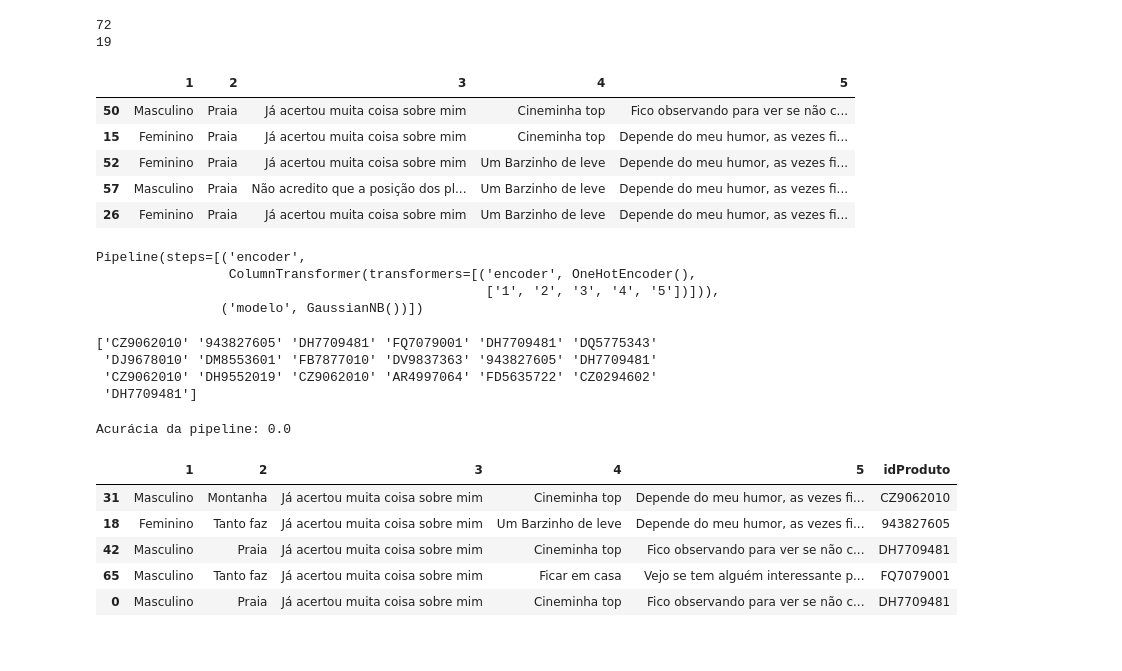
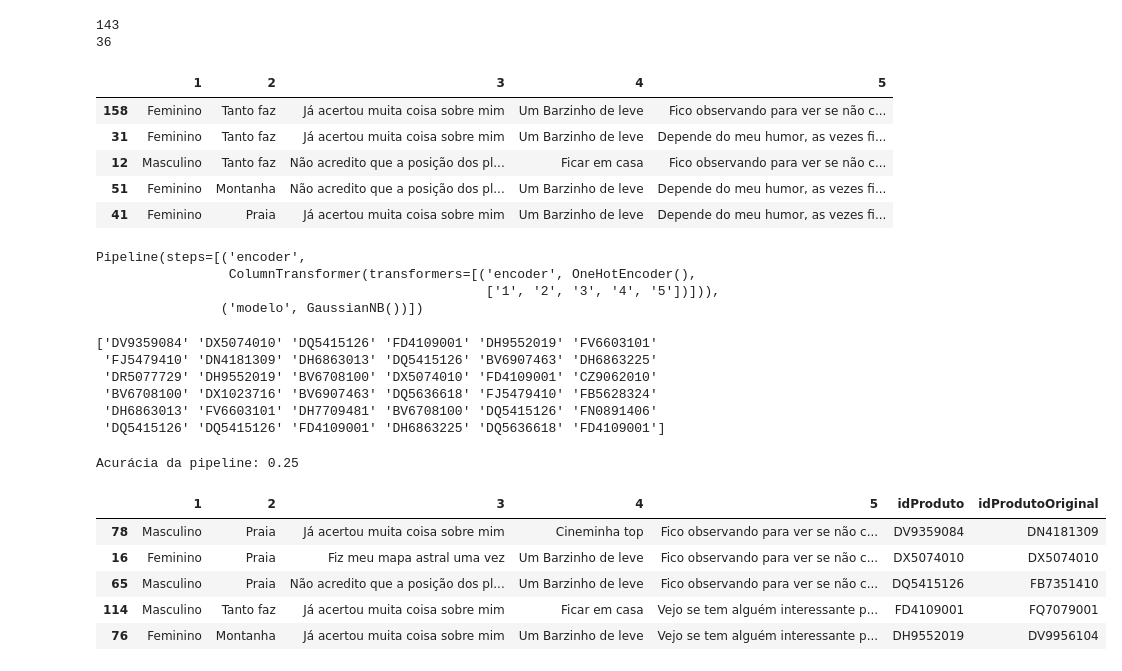
Before and after one commit to cezarbaque1/surprise-recomendacao, a Jupyter notebook: naive_training.ipynb, the cells around one changed output. Cells and saved outputs as stored; diff of their text form; code cells hidden in the pictures.

```diff
--- a/naive_training.ipynb
+++ b/naive_training.ipynb
@@ -29,6 +31,7 @@ df.head()
 # %%
 df['produtosSeparado'] = df['produtos'].apply(lambda x:x['produto'])
 df['respostaProduto'] = df['produtos'].apply(lambda x:x['response'])
+df = df[df['respostaProduto'] != 'Não Gostei' ]
 df.head()
 # %% [output]
 |  | 1 | 2 | 3 | 4 | 5 | updatedAt | produtos | idResposta | produtosSeparado | ... |
@@ -61,0 +52,5 @@ dfAjustado.head()
+# %%
+grouped_df = df.groupby('produtosSeparado').agg(
+    count=('produtosSeparado', 'count')
+).sort_values(by='count', ascending=False).reset_index()
+grouped_df.head()
@@ -61,0 +77,14 @@ dfAjustado.head()
+# %%
+dfAjustado = df[df['respostaProduto'] != 'Não Gostei' ] #Filtras tudo que não é "Não Gostei"
+
+#Filtras produtos que tiveram duas respostas ou mais
+dfAjustado = dfAjustado.merge(grouped_df,how='left', on='produtosSeparado')
+dfAjustado = dfAjustado[dfAjustado['count'] > 1]
+
+#Duplicar linhas que foram selecionadas como "Amei"
+dfAmei = dfAjustado[dfAjustado['respostaProduto'] != 'Amei!' ]
+dfAjustado = pd.concat([dfAjustado, dfAmei], ignore_index=True).reset_index()
+
+#Resultado
+print(len(dfAjustado))
+dfAjustado.head()
@@ -81,14 +118,14 @@ print(len(x_treino))
 print(len(x_teste))
 x_treino.head()
 # %% [output]
-72
-19
+143
+36
 |  | 1 | 2 | 3 | 4 | 5 |
-| 50 | Masculino | Praia | Já acertou muita coisa sobre mim | Cineminha top | Fico observando para ver se não c... |
-| 15 | Feminino | Praia | Já acertou muita coisa sobre mim | Cineminha top | Depende do meu humor, as vezes fi... |
-| 52 | Feminino | Praia | Já acertou muita coisa sobre mim | Um Barzinho de leve | Depende do meu humor, as vezes fi... |
-| 57 | Masculino | Praia | Não acredito que a posição dos pl... | Um Barzinho de leve | Depende do meu humor, as vezes fi... |
-| 26 | Feminino | Praia | Já acertou muita coisa sobre mim | Um Barzinho de leve | Depende do meu humor, as vezes fi... |
+| 158 | Feminino | Tanto faz | Já acertou muita coisa sobre mim | Um Barzinho de leve | Fico observando para ver se não c... |
+| 31 | Feminino | Tanto faz | Já acertou muita coisa sobre mim | Um Barzinho de leve | Depende do meu humor, as vezes fi... |
+| 12 | Masculino | Tanto faz | Não acredito que a posição dos pl... | Ficar em casa | Fico observando para ver se não c... |
+| 51 | Feminino | Montanha | Não acredito que a posição dos pl... | Um Barzinho de leve | Depende do meu humor, as vezes fi... |
+| 41 | Feminino | Praia | Já acertou muita coisa sobre mim | Um Barzinho de leve | Depende do meu humor, as vezes fi... |
 # %%
 #Criar a Pipeline
 encoder = OneHotEncoder()
@@ -109,24 +146,28 @@ Pipeline(steps=[('encoder',
 predictions = pipeline.predict(x_teste)
 print(predictions)
 # %% [output]
-['CZ9062010' '943827605' 'DH7709481' 'FQ7079001' 'DH7709481' 'DQ5775343'
- 'DJ9678010' 'DM8553601' 'FB7877010' 'DV9837363' '943827605' 'DH7709481'
- 'CZ9062010' 'DH9552019' 'CZ9062010' 'AR4997064' 'FD5635722' 'CZ0294602'
- 'DH7709481']
+['DV9359084' 'DX5074010' 'DQ5415126' 'FD4109001' 'DH9552019' 'FV6603101'
+ 'FJ5479410' 'DN4181309' 'DH6863013' 'DQ5415126' 'BV6907463' 'DH6863225'
+ 'DR5077729' 'DH9552019' 'BV6708100' 'DX5074010' 'FD4109001' 'CZ9062010'
+ 'BV6708100' 'DX1023716' 'BV6907463' 'DQ5636618' 'FJ5479410' 'FB5628324'
+ 'DH6863013' 'FV6603101' 'DH7709481' 'BV6708100' 'DQ5415126' 'FN0891406'
+ 'DQ5415126' 'DQ5415126' 'FD4109001' 'DH6863225' 'DQ5636618' 'FD4109001']
 # %%
 accuracy = pipeline.score(x_teste, y_teste)
 print(f"Acurácia da pipeline: {accuracy}")
 # %% [output]
-Acurácia da pipeline: 0.0
+Acurácia da pipeline: 0.25
 # %%
 x_teste['idProduto'] = predictions
-x_teste.head()
+x_teste['idProdutoOriginal'] = y_teste
+x_teste_prod = x_teste
+x_teste_prod.head()
 # %% [output]
-|  | 1 | 2 | 3 | 4 | 5 | idProduto |
-| 31 | Masculino | Montanha | Já acertou muita coisa sobre mim | Cineminha top | Depende do meu humor, as vezes fi... | CZ9062010 |
-| 18 | Feminino | Tanto faz | Já acertou muita coisa sobre mim | Um Barzinho de leve | Depende do meu humor, as vezes fi... | 943827605 |
-| 42 | Masculino | Praia | Já acertou muita coisa sobre mim | Cineminha top | Fico observando para ver se não c... | DH7709481 |
-| 65 | Masculino | Tanto faz | Já acertou muita coisa sobre mim | Ficar em casa | Vejo se tem alguém interessante p... | FQ7079001 |
-| 0 | Masculino | Praia | Já acertou muita coisa sobre mim | Cineminha top | Fico observando para ver se não c... | DH7709481 |
+|  | 1 | 2 | 3 | 4 | 5 | idProduto | idProdutoOriginal |
+| 78 | Masculino | Praia | Já acertou muita coisa sobre mim | Cineminha top | Fico observando para ver se não c... | DV9359084 | DN4181309 |
+| 16 | Feminino | Praia | Fiz meu mapa astral uma vez | Um Barzinho de leve | Fico observando para ver se não c... | DX5074010 | DX5074010 |
+| 65 | Masculino | Praia | Não acredito que a posição dos pl... | Um Barzinho de leve | Fico observando para ver se não c... | DQ5415126 | FB7351410 |
+| 114 | Masculino | Tanto faz | Já acertou muita coisa sobre mim | Ficar em casa | Vejo se tem alguém interessante p... | FD4109001 | FQ7079001 |
+| 76 | Feminino | Montanha | Já acertou muita coisa sobre mim | Um Barzinho de leve | Vejo se tem alguém interessante p... | DH9552019 | DV9956104 |
 # %%
 produtos = pd.DataFrame(get_all_products())
```
Also changed, not shown: parts of 16 cells of this notebook, 5 other files.
